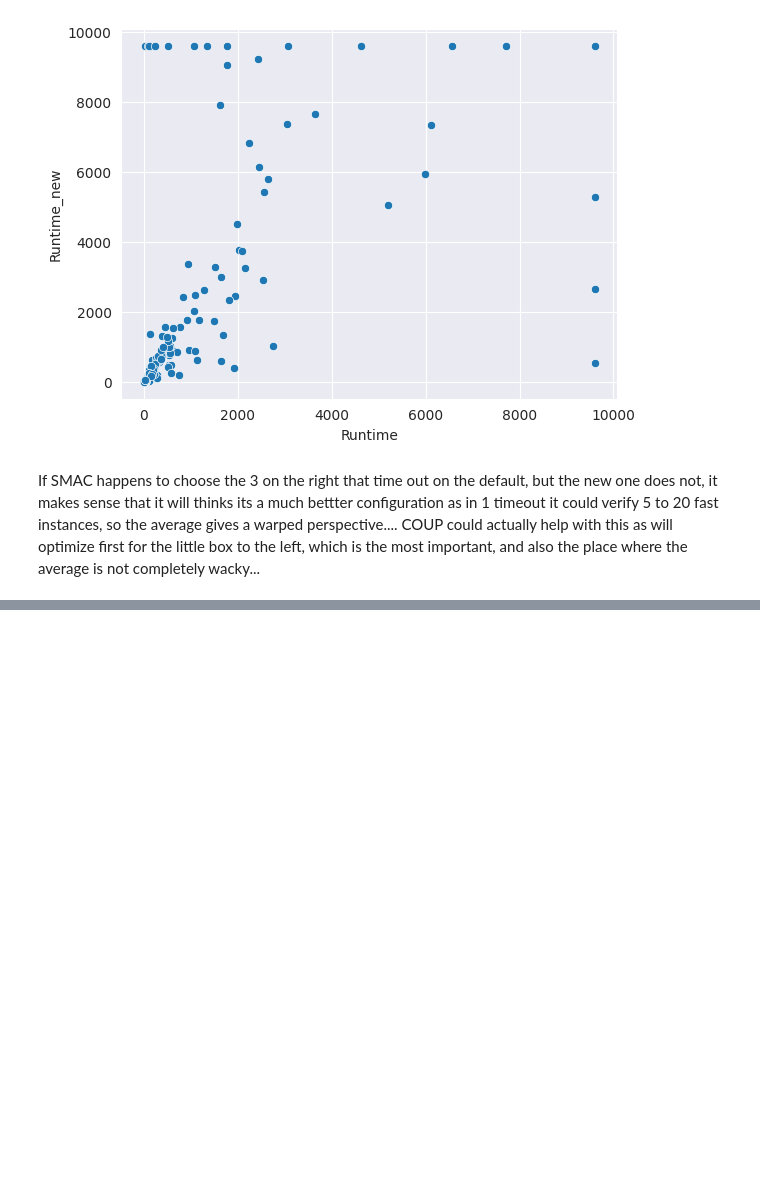
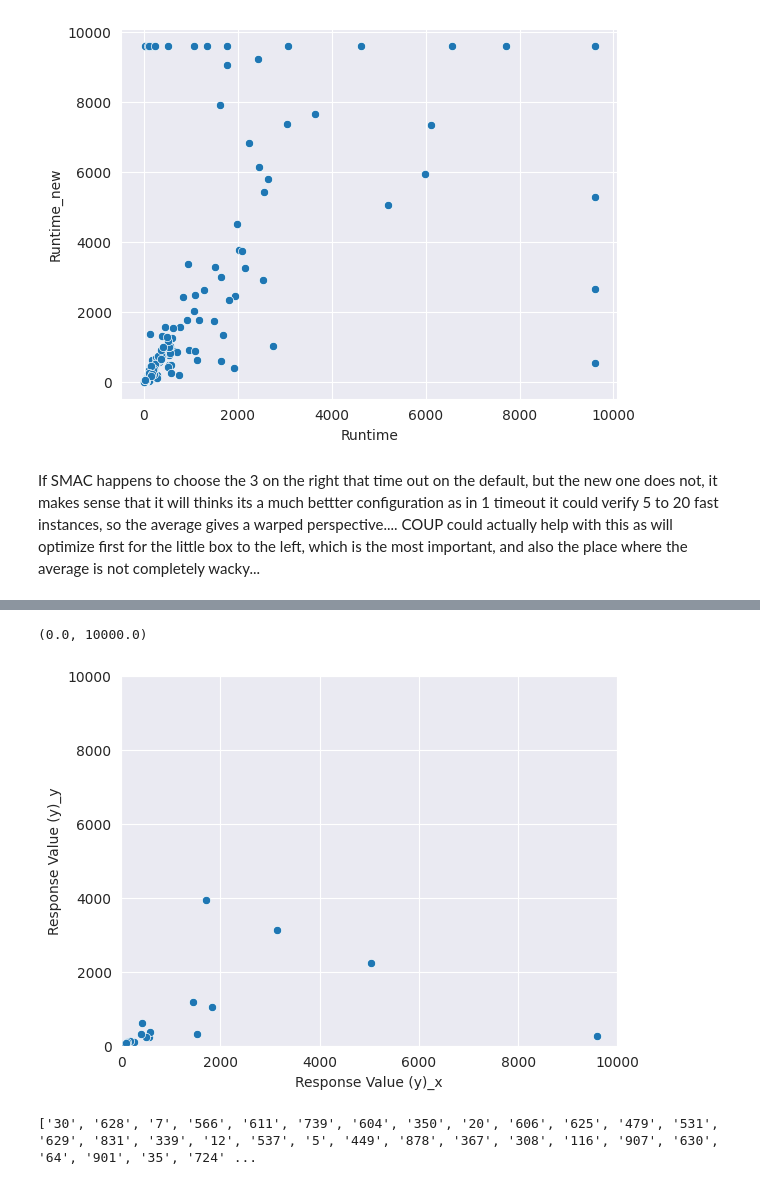
Before and after one commit to Skippybal/Styx, a Jupyter notebook: compare.ipynb, the cells around one changed output, grey strips where cells are left out. Saved outputs shown, nothing was run; the diff lists cells and outputs as text; code cells hidden in the pictures; blank space fills up the shorter version.

```diff
--- a/compare.ipynb
+++ b/compare.ipynb
@@ -189,0 +192,5 @@ If SMAC happens to choose the 3 on the right that time out on the default, but t
+# %%
+smac_randr = pd.read_csv("storage_alice/state-run1/runs_and_results-it20.csv")
+instance_and_id = pd.read_csv("storage_alice/state-run1/instances.txt", header=None)
+display(smac_randr)
+display(instance_and_id)
@@ -189,0 +233,5 @@ If SMAC happens to choose the 3 on the right that time out on the default, but t
+# %%
+runs_default = smac_randr[smac_randr["Run History Configuration ID"] == 1]
+runs_new = smac_randr[smac_randr["Run History Configuration ID"] == 29]
+display(runs_default.head())
+display(runs_new.head())
@@ -189,0 +271,5 @@ If SMAC happens to choose the 3 on the right that time out on the default, but t
+# %%
+combined_frame = pd.merge(runs_default[["Instance ID", "Response Value (y)"]], runs_new[["Instance ID", "Response Value (y)"]], how="inner", on="Instance ID")
+display(combined_frame.head())
+print(len(combined_frame))
+# print(combined_frame["Runtime_new"])
@@ -189,0 +284,20 @@ If SMAC happens to choose the 3 on the right that time out on the default, but t
+# %%
+plto = sns.scatterplot(data=combined_frame, x="Response Value (y)_x", y="Response Value (y)_y")
+plto.set_xlim(0, 10_000)
+plto.set_ylim(0, 10_000)
+# %% [output]
+(0.0, 10000.0)
+[figure, added]
+# %%
+# Indexing is -1 here, which is awful, but well, nevermind is was issue with header....
+inst_lis = list(combined_frame["Instance ID"] )
+# print(inst_lis)
+# print(len(instance_and_id))
+inst_paths = instance_and_id.iloc[inst_lis]
+# display(inst_paths)
+# for x in inst_paths[0]:
+#     print(x)
+inst_nums = [x.split("/")[-1][4:-3] for x in inst_paths[0]]
+print(inst_nums)
+# %% [output]
+['30', '628', '7', '566', '611', '739', '604', '350', '20', '606', '625', '479', '531', '629', '831', '339', '12', '537', '5', '449', '878', '367', '308', '116', '907', '630', '64', '901', '35', '724' ...
```
Also changed, not shown: parts of 15 cells of this notebook.
